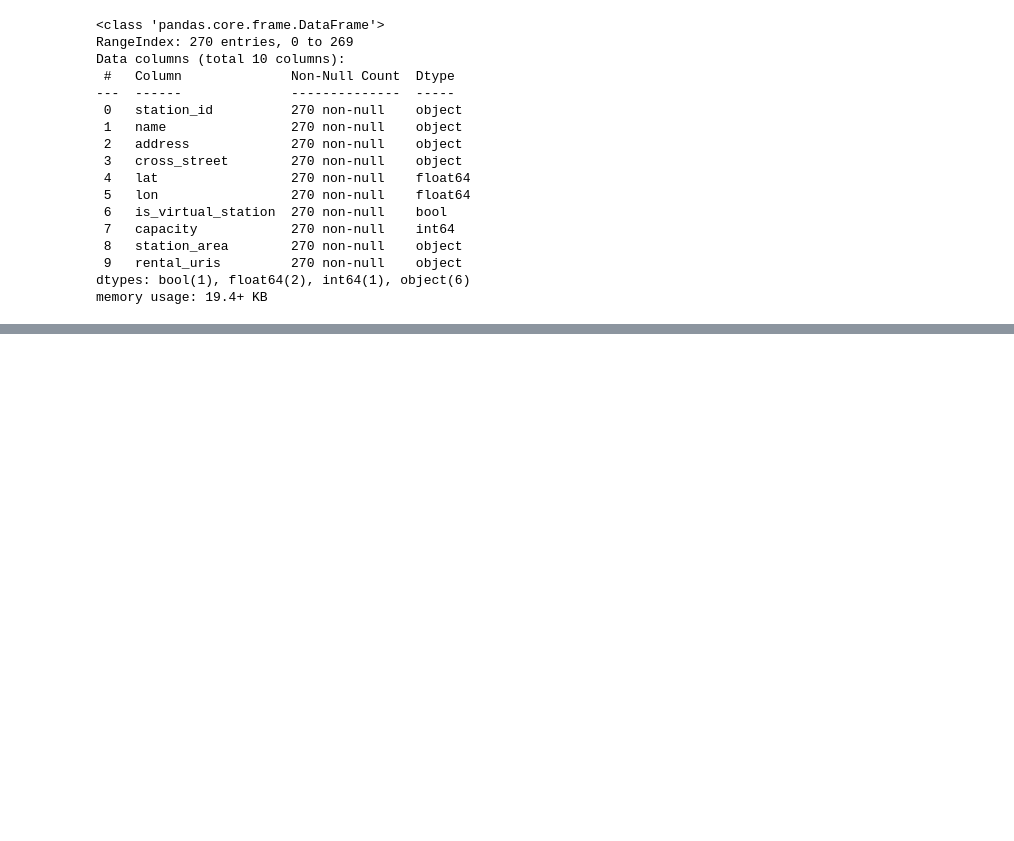
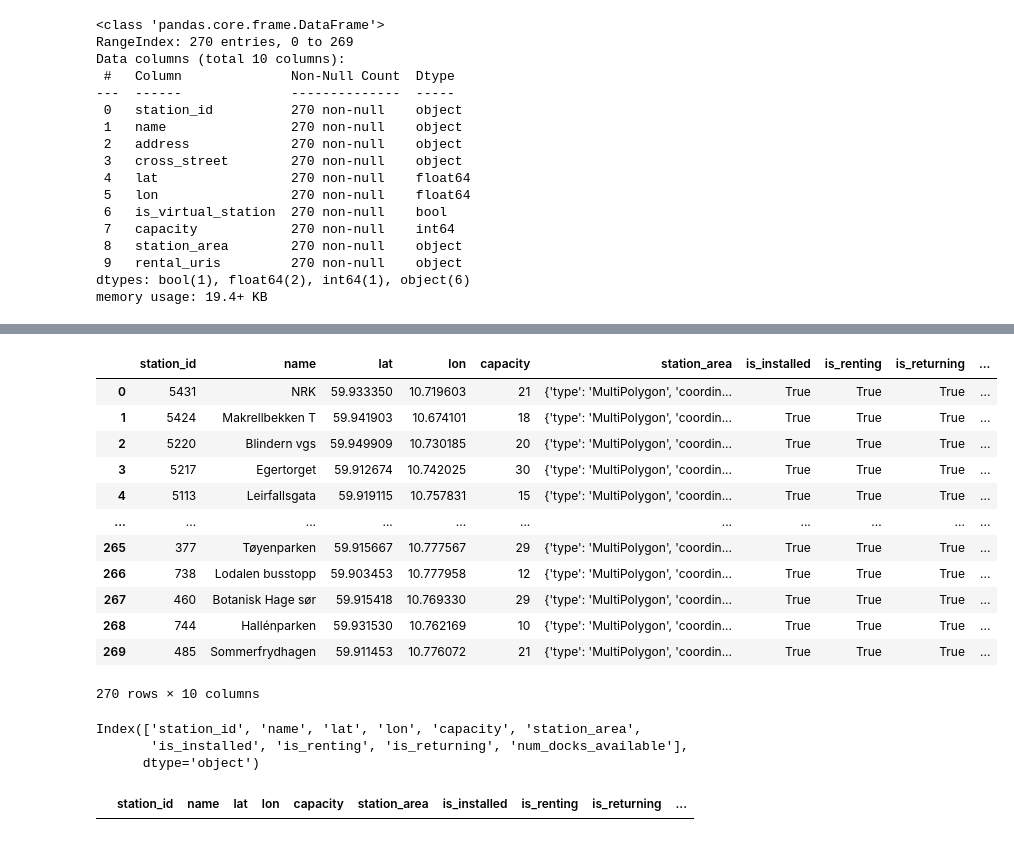
Before and after one commit to imenbarrak/openstreetbike, a Jupyter notebook: Notebook_Einstieg.ipynb, the cells around one changed output, grey strips where cells are left out. Drawn from its saved outputs; the diff is of its cells as text; code cells hidden in the pictures; blank space fills up the shorter version.

```diff
--- a/Notebook_Einstieg.ipynb
+++ b/Notebook_Einstieg.ipynb
@@ -89,0 +118,17 @@ memory usage: 19.4+ KB
+# %%
+#extract count information for every time and every vehicle type
+def extract_counts(vehicle_list):
+    result = {}
+    for d in vehicle_list:
+        if isinstance(d, dict):
+            result[d["vehicle_type_id"]] = d["count"]
+    return result
+
+# Apply the function to each row and convert to DataFrame
+df_counts = df_status["vehicle_types_available"].apply(extract_counts).apply(pd.Series)
+
+# Die neue DataFrame an das Original anhängen (optional)
+df_status = pd.concat([df_status, df_counts], axis=1)
+# %%
+df_columns_to_keep_status =["station_id","is_installed","is_renting","is_returning","num_docks_available"]
+df_status_kept = df_status[df_columns_to_keep_status]
@@ -89,0 +207,28 @@ memory usage: 19.4+ KB
+# %%
+df_merged_stations
+# %% [output]
+|  | station_id | name | lat | lon | capacity | station_area | is_installed | is_renting | is_returning | ... |
+| 0 | 5431 | NRK | 59.933350 | 10.719603 | 21 | {'type': 'MultiPolygon', 'coordin... | True | True | True | ... |
+| 1 | 5424 | Makrellbekken T | 59.941903 | 10.674101 | 18 | {'type': 'MultiPolygon', 'coordin... | True | True | True | ... |
+| 2 | 5220 | Blindern vgs | 59.949909 | 10.730185 | 20 | {'type': 'MultiPolygon', 'coordin... | True | True | True | ... |
+| 3 | 5217 | Egertorget | 59.912674 | 10.742025 | 30 | {'type': 'MultiPolygon', 'coordin... | True | True | True | ... |
+| 4 | 5113 | Leirfallsgata | 59.919115 | 10.757831 | 15 | {'type': 'MultiPolygon', 'coordin... | True | True | True | ... |
+| ... | ... | ... | ... | ... | ... | ... | ... | ... | ... | ... |
+| 265 | 377 | Tøyenparken | 59.915667 | 10.777567 | 29 | {'type': 'MultiPolygon', 'coordin... | True | True | True | ... |
+| 266 | 738 | Lodalen busstopp | 59.903453 | 10.777958 | 12 | {'type': 'MultiPolygon', 'coordin... | True | True | True | ... |
+| 267 | 460 | Botanisk Hage sør | 59.915418 | 10.769330 | 29 | {'type': 'MultiPolygon', 'coordin... | True | True | True | ... |
+| 268 | 744 | Hallénparken | 59.931530 | 10.762169 | 10 | {'type': 'MultiPolygon', 'coordin... | True | True | True | ... |
+| 269 | 485 | Sommerfrydhagen | 59.911453 | 10.776072 | 21 | {'type': 'MultiPolygon', 'coordin... | True | True | True | ... |
+270 rows × 10 columns
+# %%
+df_merged_stations.columns
+# %% [output]
+Index(['station_id', 'name', 'lat', 'lon', 'capacity', 'station_area',
+       'is_installed', 'is_renting', 'is_returning', 'num_docks_available'],
+      dtype='object')
+# %%
+# we can check if the extraction is correct : capacity should be bigger than num_docks_available
+# es ist richtig
+df_merged_stations[df_merged_stations['capacity'] < df_merged_stations['num_docks_available'] ]
+# %% [output]
+|  | station_id | name | lat | lon | capacity | station_area | is_installed | is_renting | is_returning | ... |
```
Also changed, not shown: parts of 24 cells of this notebook.
